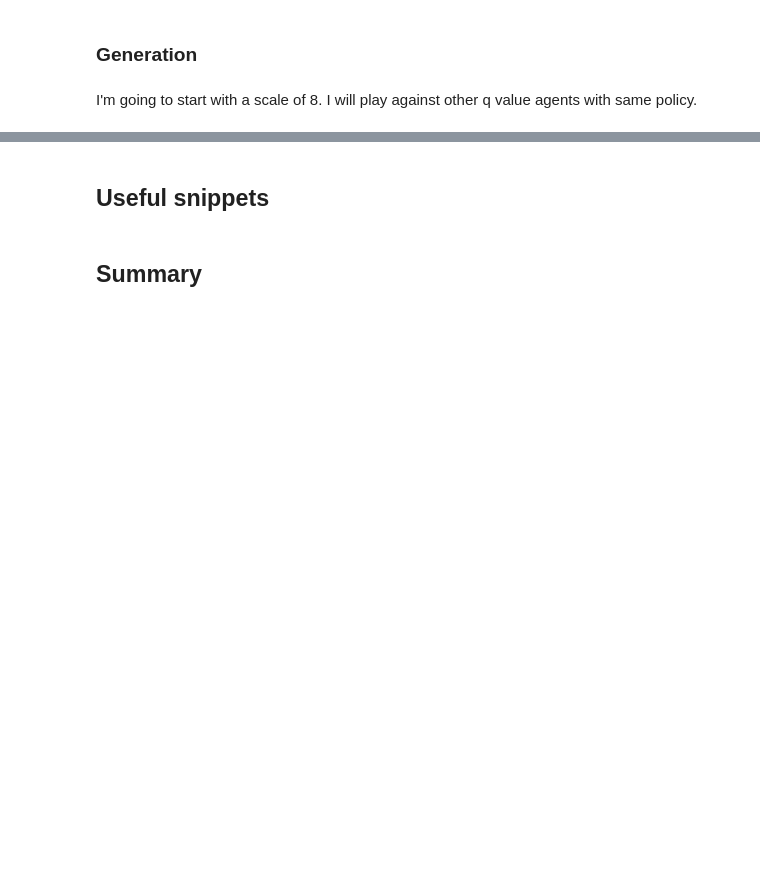
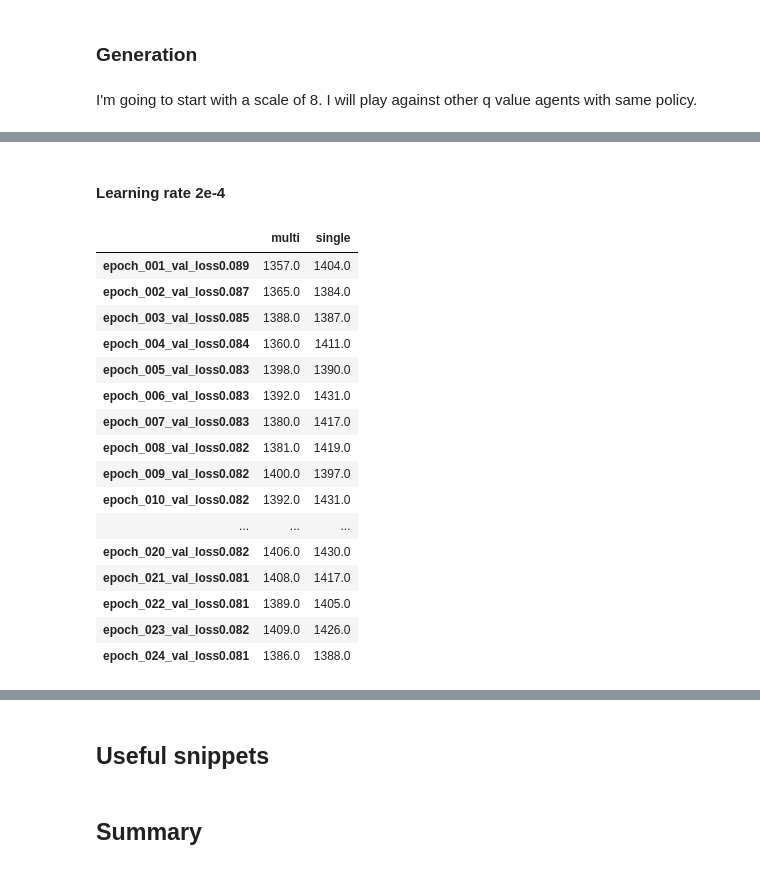
Before and after one commit to ironbar/hungry_geese, a Jupyter notebook: notebooks/006_ladder_of_agents.ipynb, the cells around one changed output, grey strips where cells are left out. Drawn from its saved outputs; the diff is of its cells as text; code cells hidden in the pictures; blank space fills up the shorter version.

```diff
--- a/notebooks/006_ladder_of_agents.ipynb
+++ b/notebooks/006_ladder_of_agents.ipynb
@@ -2278,0 +2441,36 @@ for n_matches in [2000]:
+# %% [markdown]
+#### Learning rate 2e-4
+# %%
+del df
+model_filepaths = sorted(glob.glob('/mnt/hdd0/Kaggle/hungry_geese/models/29_softmax_policy/05_softmax_8_quantum_vs_softmax_8_quantum_reward_-4_4_x128_10000_lr2e4/epoch_*.h5'))
+if 'df' not in locals(): df = pd.DataFrame()
+for model_filepath in tqdm(model_filepaths):
+    name = os.path.splitext(os.path.basename(model_filepath))[0]
+    if name in df.index:
+        continue
+    print(df)
+    ret = simple_model_evaluation(model_filepath, n_matches=500)
+    df.loc[name, 'multi'] = ret[0]
+    df.loc[name, 'single'] = ret[1]
+clear_output()
+df
+# %%
+df
+# %% [output]
+|  | multi | single |
+| epoch_001_val_loss0.089 | 1357.0 | 1404.0 |
+| epoch_002_val_loss0.087 | 1365.0 | 1384.0 |
+| epoch_003_val_loss0.085 | 1388.0 | 1387.0 |
+| epoch_004_val_loss0.084 | 1360.0 | 1411.0 |
+| epoch_005_val_loss0.083 | 1398.0 | 1390.0 |
+| epoch_006_val_loss0.083 | 1392.0 | 1431.0 |
+| epoch_007_val_loss0.083 | 1380.0 | 1417.0 |
+| epoch_008_val_loss0.082 | 1381.0 | 1419.0 |
+| epoch_009_val_loss0.082 | 1400.0 | 1397.0 |
+| epoch_010_val_loss0.082 | 1392.0 | 1431.0 |
+| ... | ... | ... |
+| epoch_020_val_loss0.082 | 1406.0 | 1430.0 |
+| epoch_021_val_loss0.081 | 1408.0 | 1417.0 |
+| epoch_022_val_loss0.081 | 1389.0 | 1405.0 |
+| epoch_023_val_loss0.082 | 1409.0 | 1426.0 |
+| epoch_024_val_loss0.081 | 1386.0 | 1388.0 |
```
Also changed, not shown: parts of 28 cells of this notebook, 2 other files.
